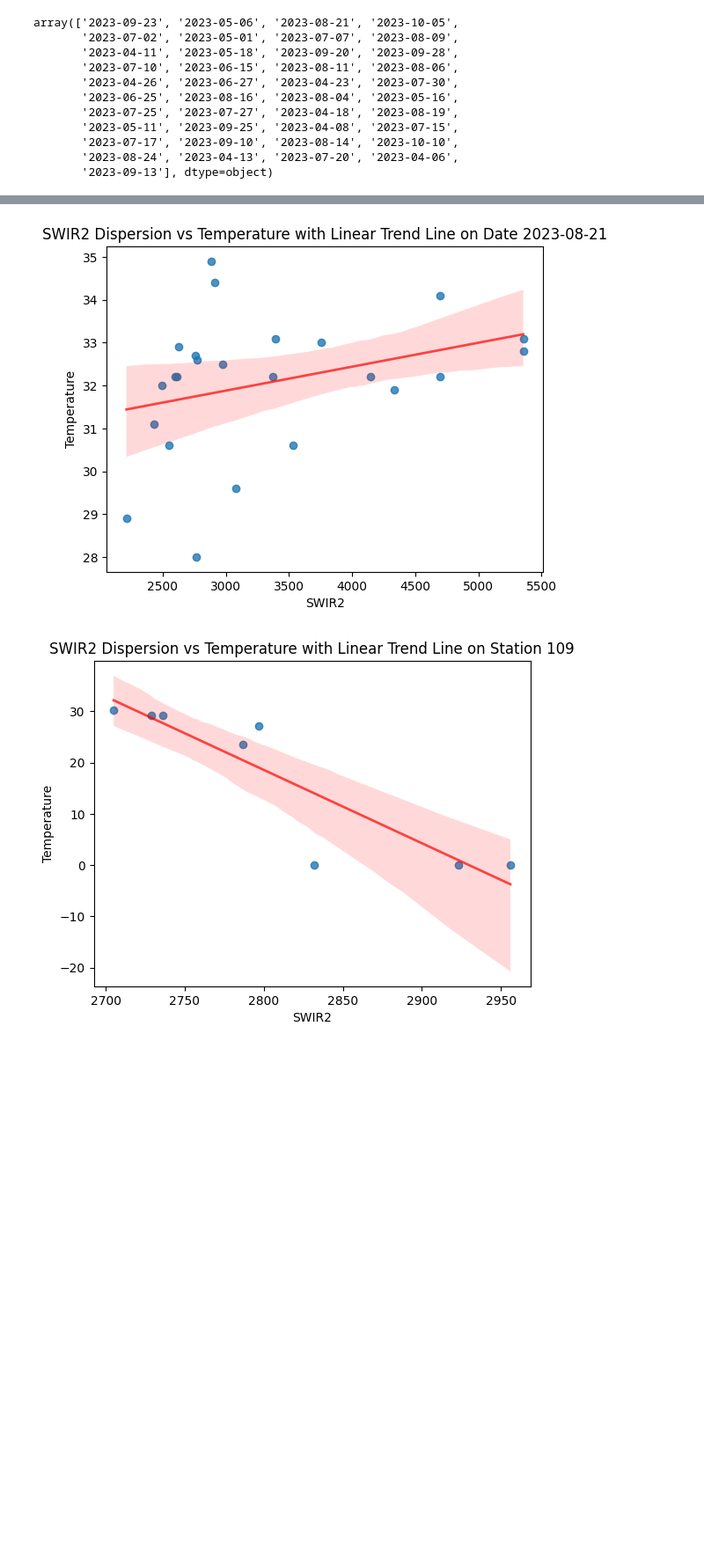
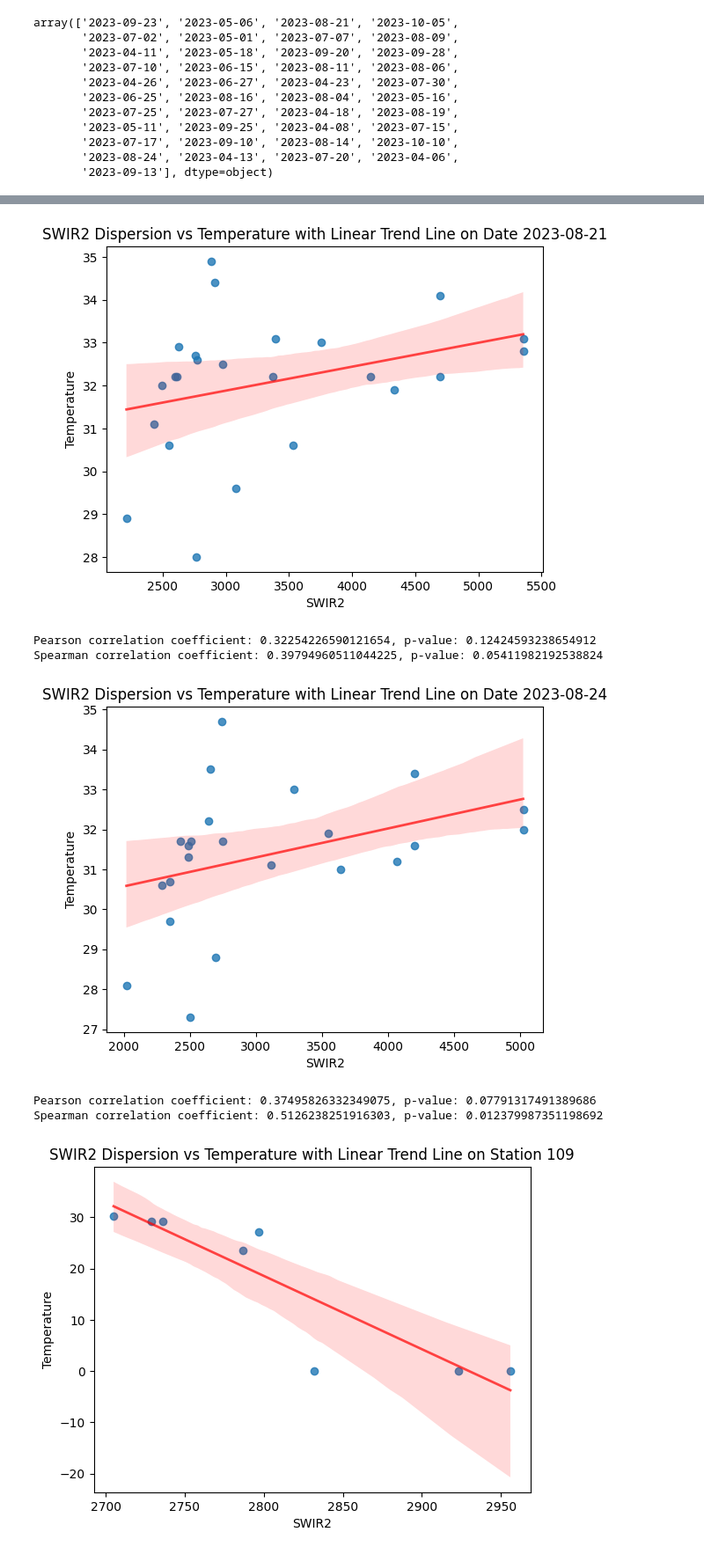
Before and after one commit to ayubero/uhi, a Jupyter notebook: madrid/analysis.ipynb, the cells around one changed output, grey strips where cells are left out. Shown at 88% size. Drawn from its saved outputs; the diff is of its cells as text; code cells hidden in the pictures; blank space fills up the shorter version.

```diff
--- a/madrid/analysis.ipynb
+++ b/madrid/analysis.ipynb
@@ -40,8 +40,6 @@ def plot_date(date):
     filtered_df = df[df['date'] == date]
 
     x = filtered_df['temperature']
-    #ndvi = (filtered_df['nir'] - filtered_df['red']) / (filtered_df['nir'] + filtered_df['red'])
-    #x = ndvi
 
     # Gráfico de dispersión con línea de tendencia lineal
     sns.regplot(x=filtered_df['swir2'], y=filtered_df['temperature'], line_kws={'color':'r', 'alpha':0.7, 'lw':2})
@@ -49,6 +47,12 @@ def plot_date(date):
     plt.ylabel('Temperature')
     plt.title('SWIR2 Dispersion vs Temperature with Linear Trend Line on Date ' + date)
     plt.show()
+
+    correlation, p_value = stats.pearsonr(filtered_df['temperature'], filtered_df['swir2'])
+    print(f'Pearson correlation coefficient: {correlation}, p-value: {p_value}')
+
+    correlation, p_value = stats.spearmanr(filtered_df['temperature'], filtered_df['swir2'])
+    print(f'Spearman correlation coefficient: {correlation}, p-value: {p_value}')
 # %%
 plot_date('2023-07-02')
 # %% [output]
@@ -57,6 +63,14 @@ plot_date('2023-07-02')
 plot_date('2023-08-21')
 # %% [output]
 [figure]
+Pearson correlation coefficient: 0.32254226590121654, p-value: 0.12424593238654912
+Spearman correlation coefficient: 0.39794960511044225, p-value: 0.05411982192538824
+# %%
+plot_date('2023-08-24')
+# %% [output]
+[figure, added]
+Pearson correlation coefficient: 0.37495826332349075, p-value: 0.07791317491389686
+Spearman correlation coefficient: 0.5126238251916303, p-value: 0.012379987351198692
 # %%
 def plot_station(station):
     filtered_df = df[df['station'] == station]
```
Also changed, not shown: parts of 1 cell of this notebook, 3 other files.
